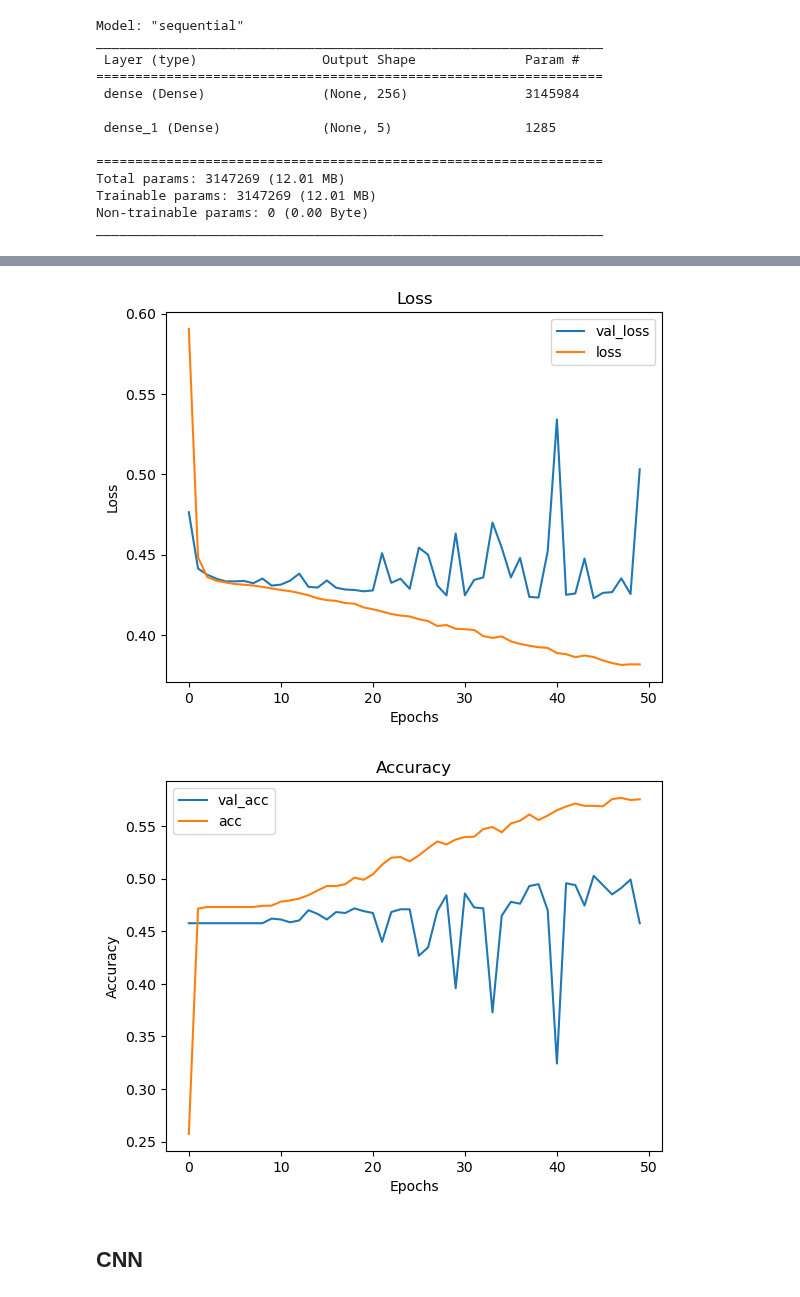
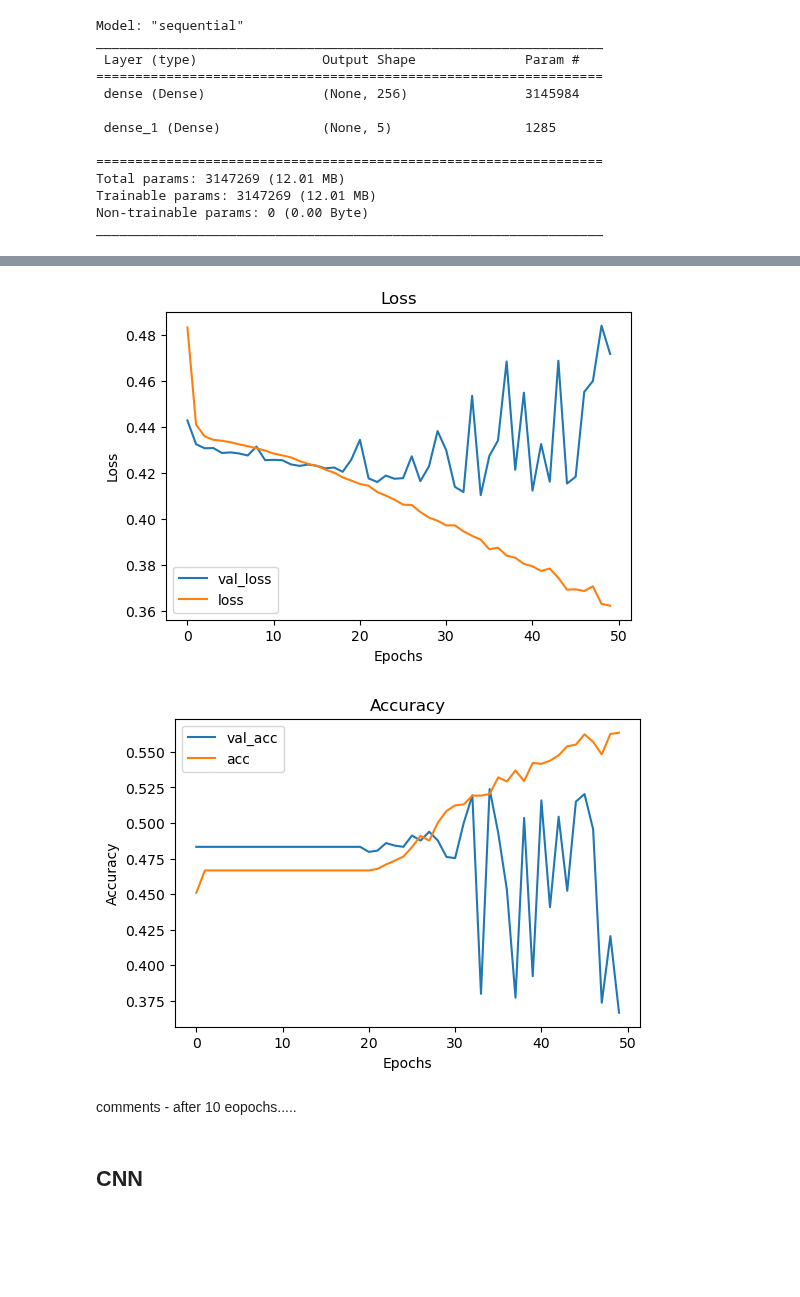
Before and after one commit to lalynjay/cassava_classification, a Jupyter notebook: notebook.ipynb, the cells around one changed output, grey strips where cells are left out. Drawn from its saved outputs; the diff is of its cells as text; code cells hidden in the pictures; blank space fills up the shorter version.

Commit message:
added L1 and L2 models

```diff
--- a/notebook.ipynb
+++ b/notebook.ipynb
@@ -323,20 +336,0 @@ results_test = model_1.evaluate(final_test, test_labels)
-# %%
-def visualize_training_results(results):
-    history = results.history
-    plt.figure()
-    plt.plot(history['val_loss'])
-    plt.plot(history['loss'])
-    plt.legend(['val_loss', 'loss'])
-    plt.title('Loss')
-    plt.xlabel('Epochs')
-    plt.ylabel('Loss')
-    plt.show()
-
-    plt.figure()
-    plt.plot(history['val_acc'])
-    plt.plot(history['acc'])
-    plt.legend(['val_acc', 'acc'])
-    plt.title('Accuracy')
-    plt.xlabel('Epochs')
-    plt.ylabel('Accuracy')
-    plt.show()
@@ -350,15 +346,16 @@ visualize_training_results(results_1)
 # %%
 np.random.seed(123)
-model2 = models.Sequential()
-model2.add(layers.Dense(20, activation='relu', input_shape=(12288,))) # 2 hidden layers
-model2.add(layers.Dense(7, activation='relu'))
-model2.add(layers.Dense(5, activation='relu'))
-model2.add(layers.Dense(5, activation='sigmoid'))
-model2.compile(optimizer='sgd',
+model_2 = models.Sequential()
+model_2.add(layers.Dense(32, activation='relu', input_shape=(12288,)))
+# 2 hidden layers
+model_2.add(layers.Dense(16, activation='relu'))
+model_2.add(layers.Dense(8, activation='relu'))
+model_2.add(layers.Dense(5, activation='sigmoid'))
+model_2.compile(optimizer='sgd',
               loss='binary_crossentropy',
               metrics=['acc'])
 
-results2 = model2.fit(final_train,
+results_2 = model_2.fit(final_train,
                     train_labels,
                     epochs=50,
                     batch_size=32,
@@ -384,8 +381,10 @@ Epoch 50/50
 # %%
-visualize_training_results(results2)
+visualize_training_results(results_2)
 # %% [output]
-[figure, old version]
+[figure, new version]
-[figure, old version]
+[figure, new version]
+# %% [markdown]
+comments - after 10 eopochs.....
 # %% [markdown]
 
 ## CNN
```
Also changed, not shown: parts of 28 cells of this notebook.
